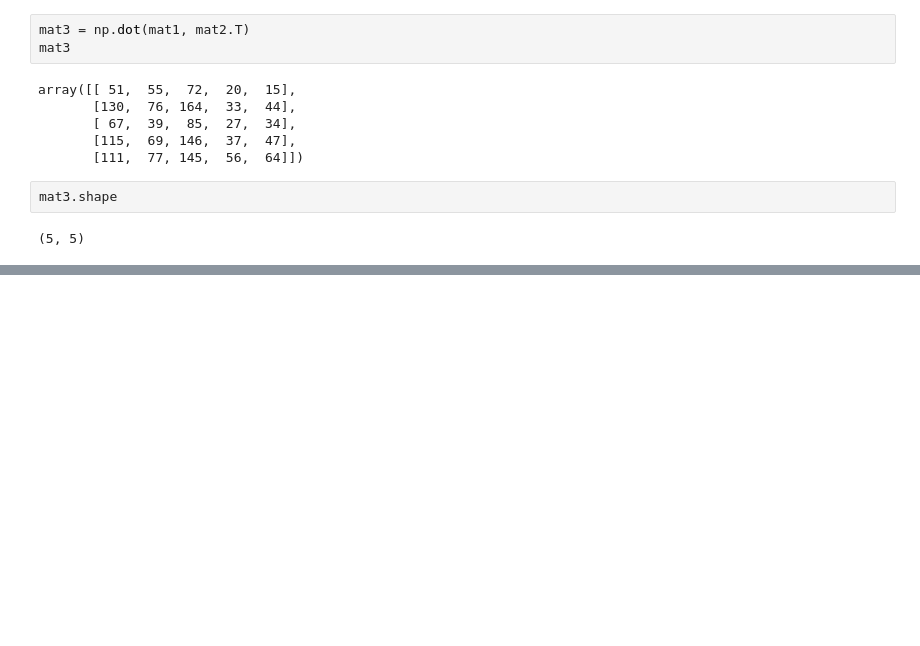
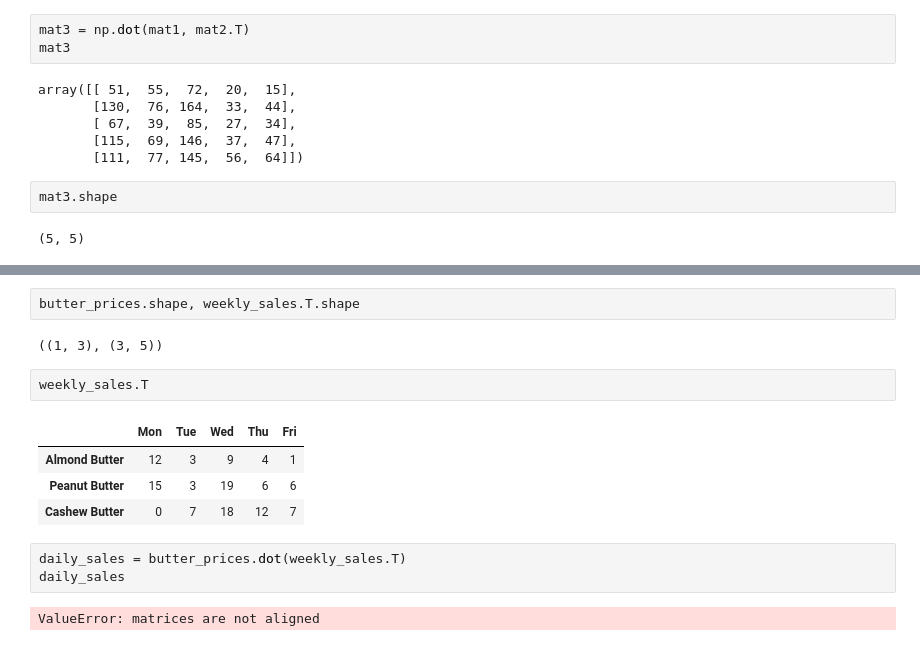
Before and after one commit to bibek-beebayk/Data-Science, a Jupyter notebook: MLSample/Intro to NumPy.ipynb, the cells around one changed output, grey strips where cells are left out. Saved outputs shown, nothing was run; the diff lists cells and outputs as text; blank space fills up the shorter version.

```diff
--- a/MLSample/Intro to NumPy.ipynb
+++ b/MLSample/Intro to NumPy.ipynb
@@ -639,0 +715,16 @@ mat3.shape
+# %%
+butter_prices.shape, weekly_sales.T.shape
+# %% [output]
+((1, 3), (3, 5))
+# %%
+weekly_sales.T
+# %% [output]
+|  | Mon | Tue | Wed | Thu | Fri |
+| Almond Butter | 12 | 3 | 9 | 4 | 1 |
+| Peanut Butter | 15 | 3 | 19 | 6 | 6 |
+| Cashew Butter | 0 | 7 | 18 | 12 | 7 |
+# %%
+daily_sales = butter_prices.dot(weekly_sales.T)
+daily_sales
+# %% [output]
+ValueError: matrices are not aligned
```
Also changed, not shown: parts of 11 cells of this notebook.
